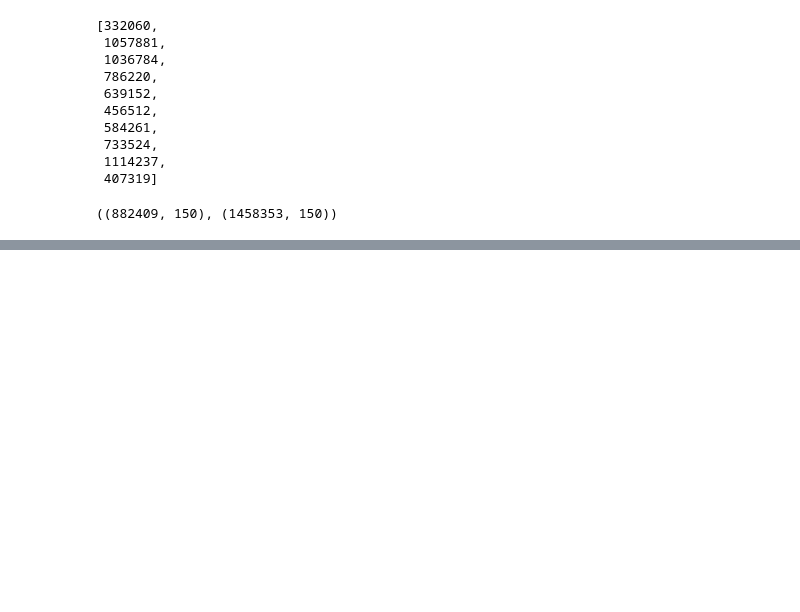
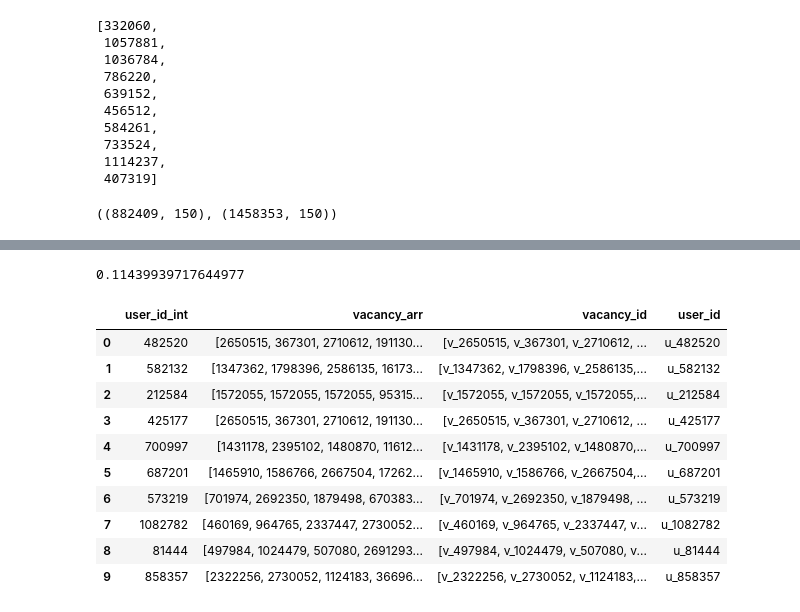
Before and after one commit to Dmitri00/hh_ru_recsys_2024, a Jupyter notebook: hh_recsys_eda.ipynb, the cells around one changed output, grey strips where cells are left out. Cells and saved outputs as stored; diff of their text form; code cells hidden in the pictures; blank space fills up the shorter version.

```diff
--- a/hh_recsys_eda.ipynb
+++ b/hh_recsys_eda.ipynb
@@ -536,0 +566,20 @@ predictions['user_id vacancy_id'.split()].rename({'vacancy_id':'predictions'},ax
+# %%
+val_predictions = predict_for_dataset(als_val, train_users)
+val_merged = merge_predictions(als_val, val_predictions)
+mrr_rank_dataset(val_merged)
+# %% [output]
+0.11439939717644977
+# %%
+test_predictions
+# %% [output]
+|  | user_id_int | vacancy_arr | vacancy_id | user_id |
+| 0 | 482520 | [2650515, 367301, 2710612, 191130... | [v_2650515, v_367301, v_2710612, ... | u_482520 |
+| 1 | 582132 | [1347362, 1798396, 2586135, 16173... | [v_1347362, v_1798396, v_2586135,... | u_582132 |
+| 2 | 212584 | [1572055, 1572055, 1572055, 95315... | [v_1572055, v_1572055, v_1572055,... | u_212584 |
+| 3 | 425177 | [2650515, 367301, 2710612, 191130... | [v_2650515, v_367301, v_2710612, ... | u_425177 |
+| 4 | 700997 | [1431178, 2395102, 1480870, 11612... | [v_1431178, v_2395102, v_1480870,... | u_700997 |
+| 5 | 687201 | [1465910, 1586766, 2667504, 17262... | [v_1465910, v_1586766, v_2667504,... | u_687201 |
+| 6 | 573219 | [701974, 2692350, 1879498, 670383... | [v_701974, v_2692350, v_1879498, ... | u_573219 |
+| 7 | 1082782 | [460169, 964765, 2337447, 2730052... | [v_460169, v_964765, v_2337447, v... | u_1082782 |
+| 8 | 81444 | [497984, 1024479, 507080, 2691293... | [v_497984, v_1024479, v_507080, v... | u_81444 |
+| 9 | 858357 | [2322256, 2730052, 1124183, 36696... | [v_2322256, v_2730052, v_1124183,... | u_858357 |
```
Also changed, not shown: parts of 30 cells of this notebook.
